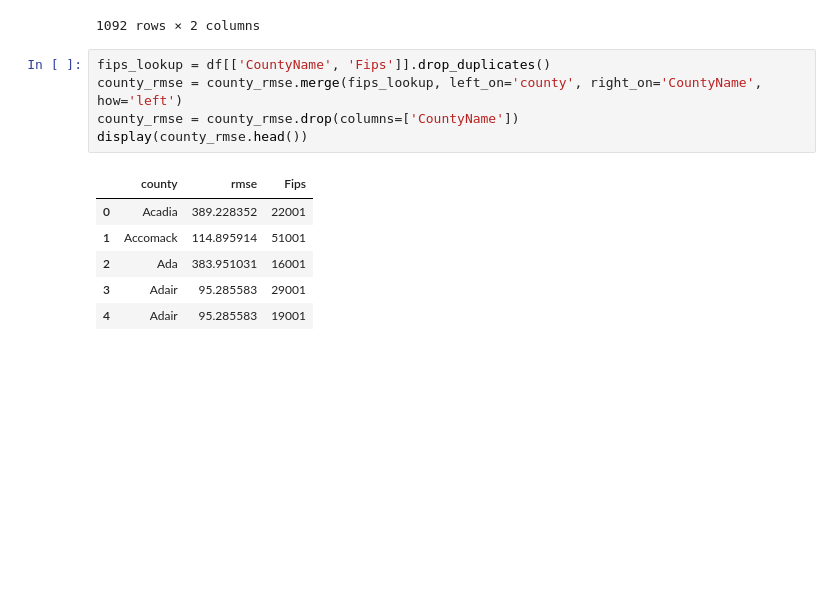
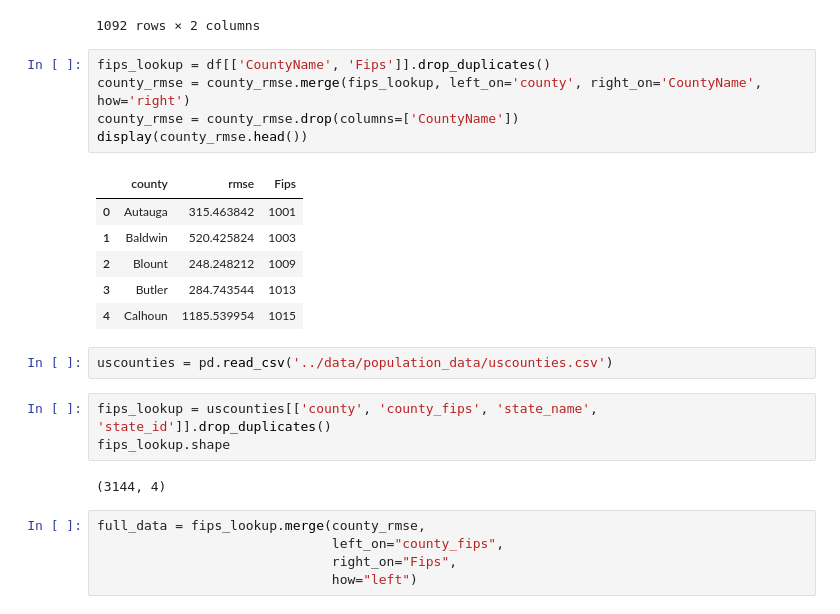
Before and after one commit to kwiatkowskaa/PowerOutage_Prediction, a Jupyter notebook: notebooks/04_interpretability.ipynb, the cells around one changed output. Saved outputs shown, nothing was run; the diff lists cells and outputs as text; blank space fills up the shorter version.

```diff
--- a/notebooks/04_interpretability.ipynb
+++ b/notebooks/04_interpretability.ipynb
@@ -152,13 +152,25 @@ display(county_rmse.sort_values(by='rmse').reset_index(drop=True))
 1092 rows × 2 columns
 # %%
 fips_lookup = df[['CountyName', 'Fips']].drop_duplicates()
-county_rmse = county_rmse.merge(fips_lookup, left_on='county', right_on='CountyName', how='left')
+county_rmse = county_rmse.merge(fips_lookup, left_on='county', right_on='CountyName', how='right')
 county_rmse = county_rmse.drop(columns=['CountyName'])
 display(county_rmse.head())
 # %% [output]
 |  | county | rmse | Fips |
-| 0 | Acadia | 389.228352 | 22001 |
-| 1 | Accomack | 114.895914 | 51001 |
-| 2 | Ada | 383.951031 | 16001 |
-| 3 | Adair | 95.285583 | 29001 |
-| 4 | Adair | 95.285583 | 19001 |
+| 0 | Autauga | 315.463842 | 1001 |
+| 1 | Baldwin | 520.425824 | 1003 |
+| 2 | Blount | 248.248212 | 1009 |
+| 3 | Butler | 284.743544 | 1013 |
+| 4 | Calhoun | 1185.539954 | 1015 |
+# %%
+uscounties = pd.read_csv('../data/population_data/uscounties.csv')
+# %%
+fips_lookup = uscounties[['county', 'county_fips', 'state_name', 'state_id']].drop_duplicates()
+fips_lookup.shape
+# %% [output]
+(3144, 4)
+# %%
+full_data = fips_lookup.merge(county_rmse,
+                              left_on="county_fips",
+                              right_on="Fips",
+                              how="left")
```
Also changed, not shown: parts of 3 cells of this notebook, 1 other file.
